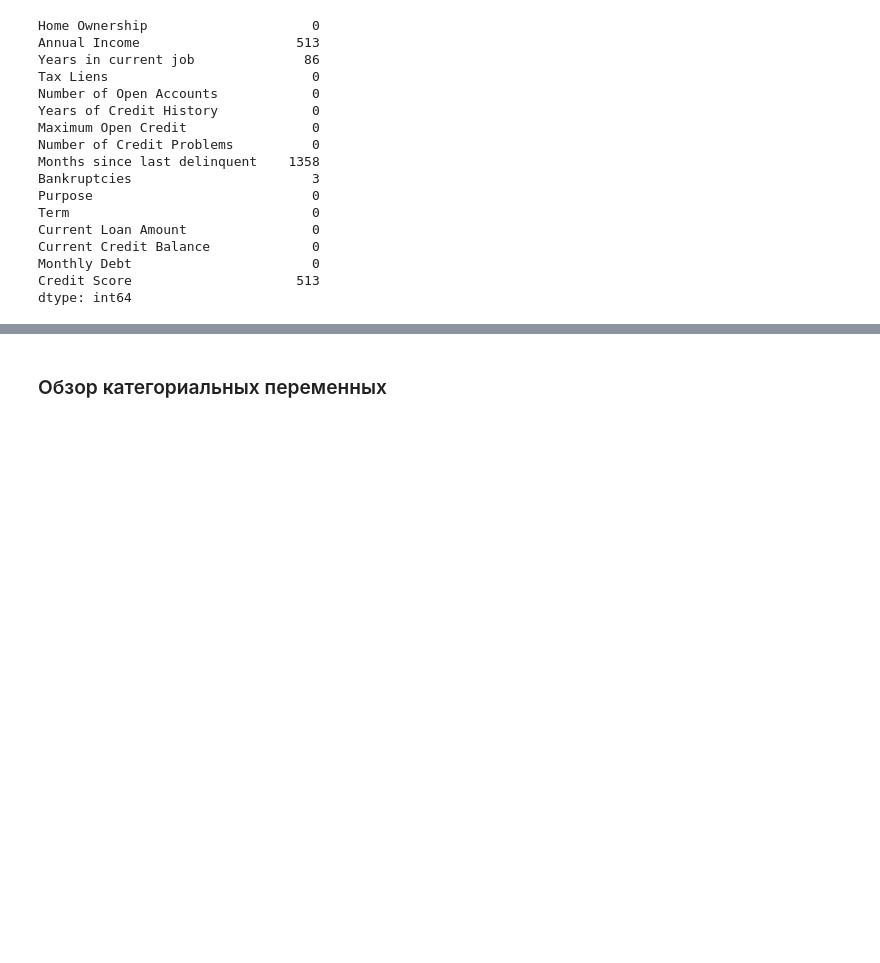
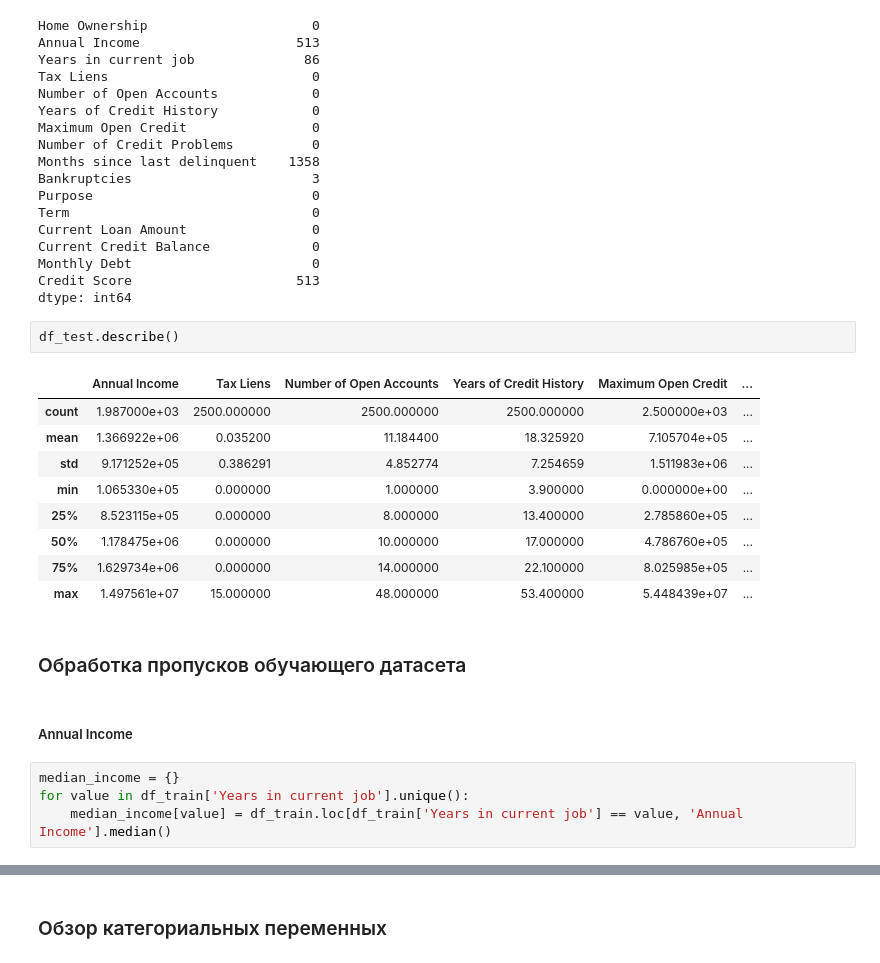
Before and after one commit to AntonyVasilev/Libs_for_DS_additional, a Jupyter notebook: draft_notebook.ipynb, the cells around one changed output, grey strips where cells are left out. Drawn from its saved outputs; the diff is of its cells as text; blank space fills up the shorter version.

Commit message:
started processing empty values

```diff
--- a/draft_notebook.ipynb
+++ b/draft_notebook.ipynb
@@ -147,3 +159,23 @@ Current Credit Balance             0
 Monthly Debt                       0
 Credit Score                     513
 dtype: int64
+# %%
+df_test.describe()
+# %% [output]
+|  | Annual Income | Tax Liens | Number of Open Accounts | Years of Credit History | Maximum Open Credit | ... |
+| count | 1.987000e+03 | 2500.000000 | 2500.000000 | 2500.000000 | 2.500000e+03 | ... |
+| mean | 1.366922e+06 | 0.035200 | 11.184400 | 18.325920 | 7.105704e+05 | ... |
+| std | 9.171252e+05 | 0.386291 | 4.852774 | 7.254659 | 1.511983e+06 | ... |
+| min | 1.065330e+05 | 0.000000 | 1.000000 | 3.900000 | 0.000000e+00 | ... |
+| 25% | 8.523115e+05 | 0.000000 | 8.000000 | 13.400000 | 2.785860e+05 | ... |
+| 50% | 1.178475e+06 | 0.000000 | 10.000000 | 17.000000 | 4.786760e+05 | ... |
+| 75% | 1.629734e+06 | 0.000000 | 14.000000 | 22.100000 | 8.025985e+05 | ... |
+| max | 1.497561e+07 | 15.000000 | 48.000000 | 53.400000 | 5.448439e+07 | ... |
+# %% [markdown]
+### Обработка пропусков обучающего датасета
+# %% [markdown]
+##### Annual Income
+# %%
+median_income = {}
+for value in df_train['Years in current job'].unique():
+    median_income[value] = df_train.loc[df_train['Years in current job'] == value, 'Annual Income'].median()
```
Also changed, not shown: parts of 16 cells of this notebook.
